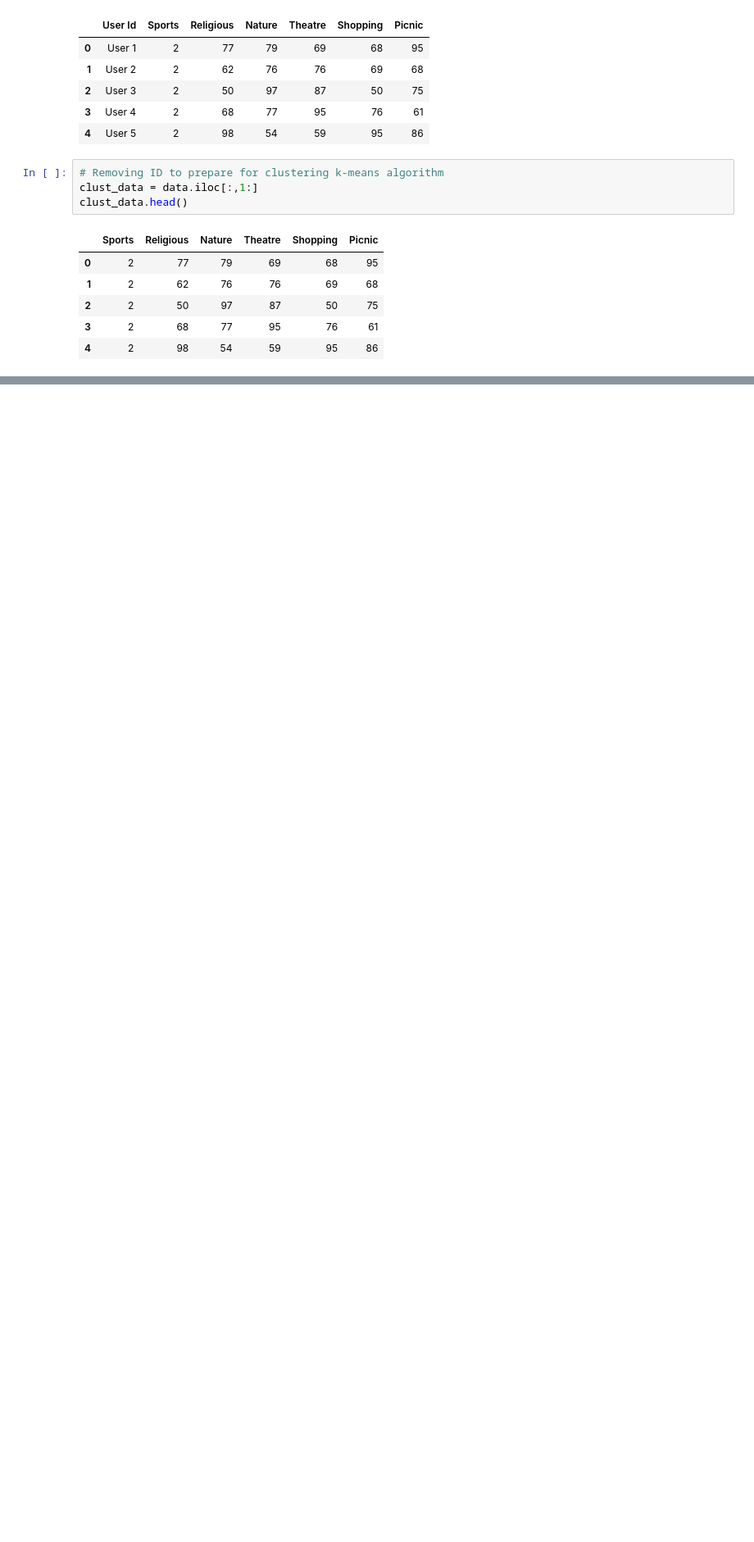
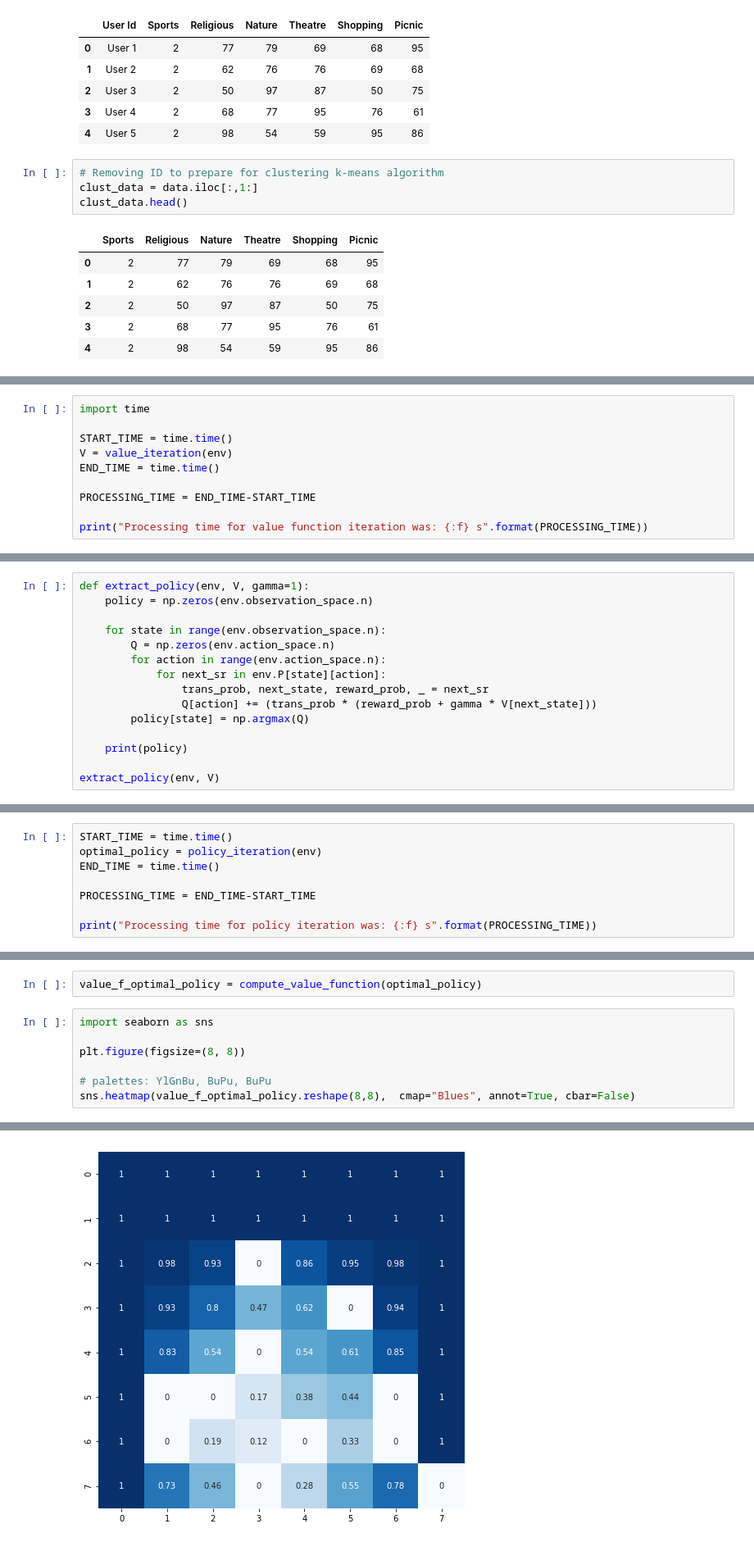
Before and after one commit to ale-wyss/uah_unsup_and_rei_learning, a Jupyter notebook: UnsupervisedAndReinforcementLearning_Assigment.ipynb, the cells around one changed output, grey strips where cells are left out. Shown at 82% size. Cells and saved outputs as stored; diff of their text form; blank space fills up the shorter version.

```diff
--- a/UnsupervisedAndReinforcementLearning_Assigment.ipynb
+++ b/UnsupervisedAndReinforcementLearning_Assigment.ipynb
@@ -191,0 +297,10 @@ For n_clusters = 8 The average silhouette_score is : 0.3054187605036031
+# %%
+import time
+
+START_TIME = time.time()
+V = value_iteration(env)
+END_TIME = time.time()
+
+PROCESSING_TIME = END_TIME-START_TIME
+
+print("Processing time for value function iteration was: {:f} s".format(PROCESSING_TIME))
@@ -191,0 +310,15 @@ For n_clusters = 8 The average silhouette_score is : 0.3054187605036031
+# %%
+def extract_policy(env, V, gamma=1):
+    policy = np.zeros(env.observation_space.n)
+
+    for state in range(env.observation_space.n):
+        Q = np.zeros(env.action_space.n)
+        for action in range(env.action_space.n):
+            for next_sr in env.P[state][action]:
+                trans_prob, next_state, reward_prob, _ = next_sr
+                Q[action] += (trans_prob * (reward_prob + gamma * V[next_state]))
+        policy[state] = np.argmax(Q)
+
+    print(policy)
+
+extract_policy(env, V)
@@ -191,0 +373,8 @@ For n_clusters = 8 The average silhouette_score is : 0.3054187605036031
+# %%
+START_TIME = time.time()
+optimal_policy = policy_iteration(env)
+END_TIME = time.time()
+
+PROCESSING_TIME = END_TIME-START_TIME
+
+print("Processing time for policy iteration was: {:f} s".format(PROCESSING_TIME))
@@ -191,0 +383,10 @@ For n_clusters = 8 The average silhouette_score is : 0.3054187605036031
+# %%
+value_f_optimal_policy = compute_value_function(optimal_policy)
+# %%
+import seaborn as sns
+
+plt.figure(figsize=(8, 8))
+
+# palettes: YlGnBu, BuPu, BuPu
+sns.heatmap(value_f_optimal_policy.reshape(8,8),  cmap="Blues", annot=True, cbar=False)
+# %% [output]
@@ -191,0 +401 @@ For n_clusters = 8 The average silhouette_score is : 0.3054187605036031
+[figure, added]
```
Also changed, not shown: parts of 22 cells of this notebook.
